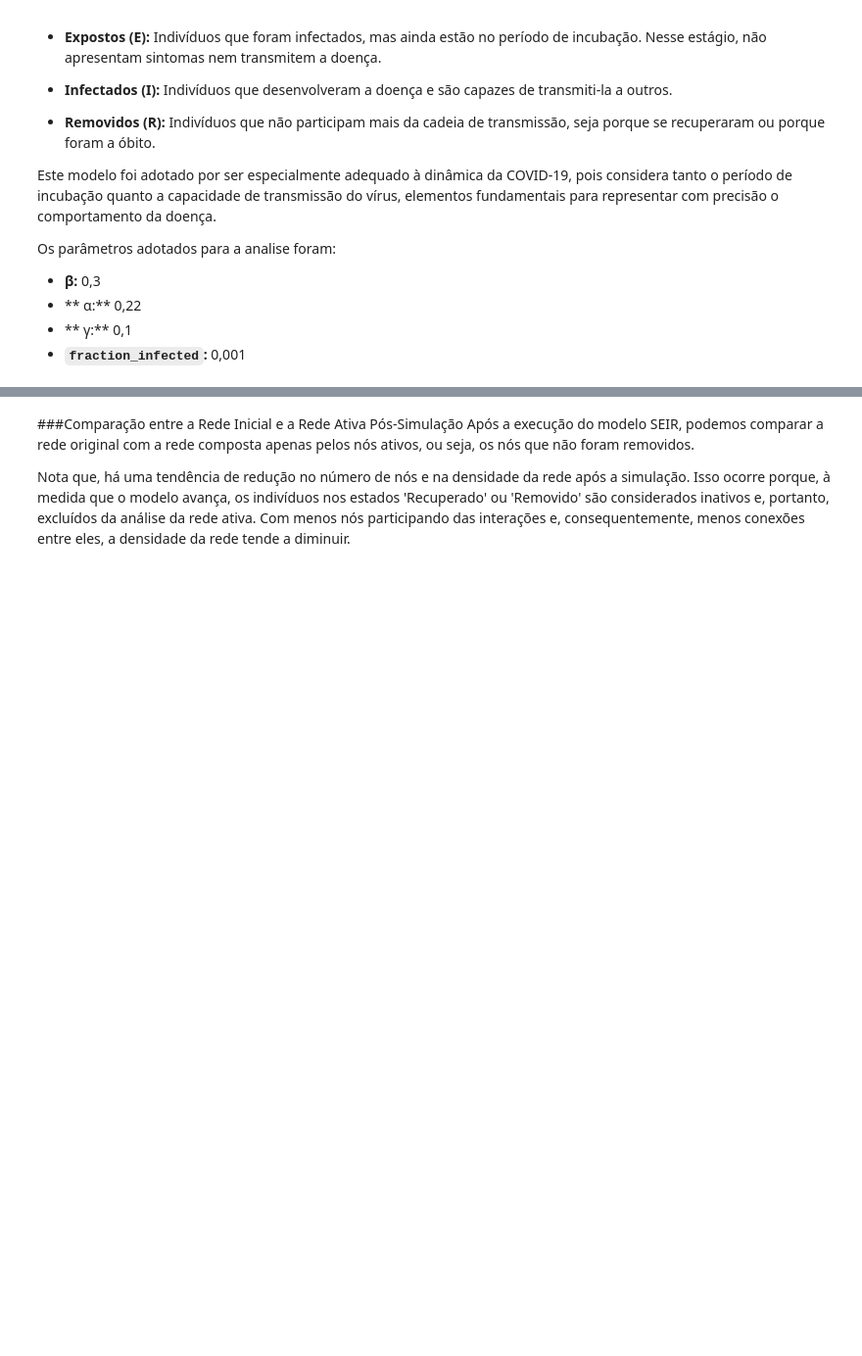
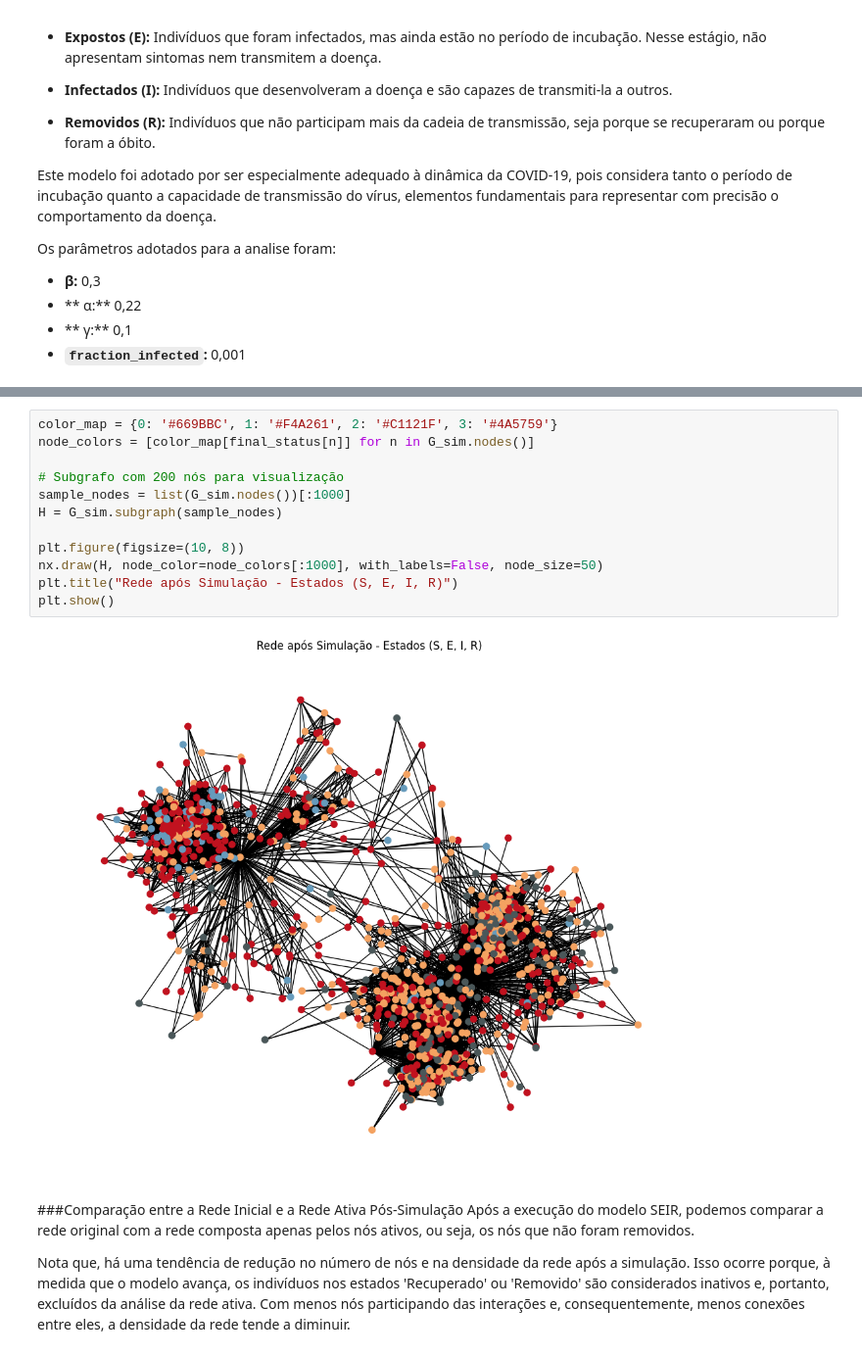
Before and after one commit to AllaneE/Simula-o-da-COVID-19, a Jupyter notebook: Simulação_da_COVID_19.ipynb, the cells around one changed output, grey strips where cells are left out. Shown at 98% size. Cells and saved outputs as stored; diff of their text form; blank space fills up the shorter version.

```diff
--- a/Simulação_da_COVID_19.ipynb
+++ b/Simulação_da_COVID_19.ipynb
@@ -284,4 +287,18 @@ Removidos:    1072
 ------------------------------------------
+# %%
+color_map = {0: '#669BBC', 1: '#F4A261', 2: '#C1121F', 3: '#4A5759'}
+node_colors = [color_map[final_status[n]] for n in G_sim.nodes()]
+
+# Subgrafo com 200 nós para visualização
+sample_nodes = list(G_sim.nodes())[:1000]
+H = G_sim.subgraph(sample_nodes)
+
+plt.figure(figsize=(10, 8))
+nx.draw(H, node_color=node_colors[:1000], with_labels=False, node_size=50)
+plt.title("Rede após Simulação - Estados (S, E, I, R)")
+plt.show()
+# %% [output]
+[figure, added]
 # %% [markdown]
 ###Comparação entre a Rede Inicial e a Rede Ativa Pós-Simulação
 Após a execução do modelo SEIR, podemos comparar a rede original com a rede composta apenas pelos nós ativos, ou seja, os nós que não foram removidos.
```
Also changed, not shown: parts of 10 cells of this notebook, 1 other file.
